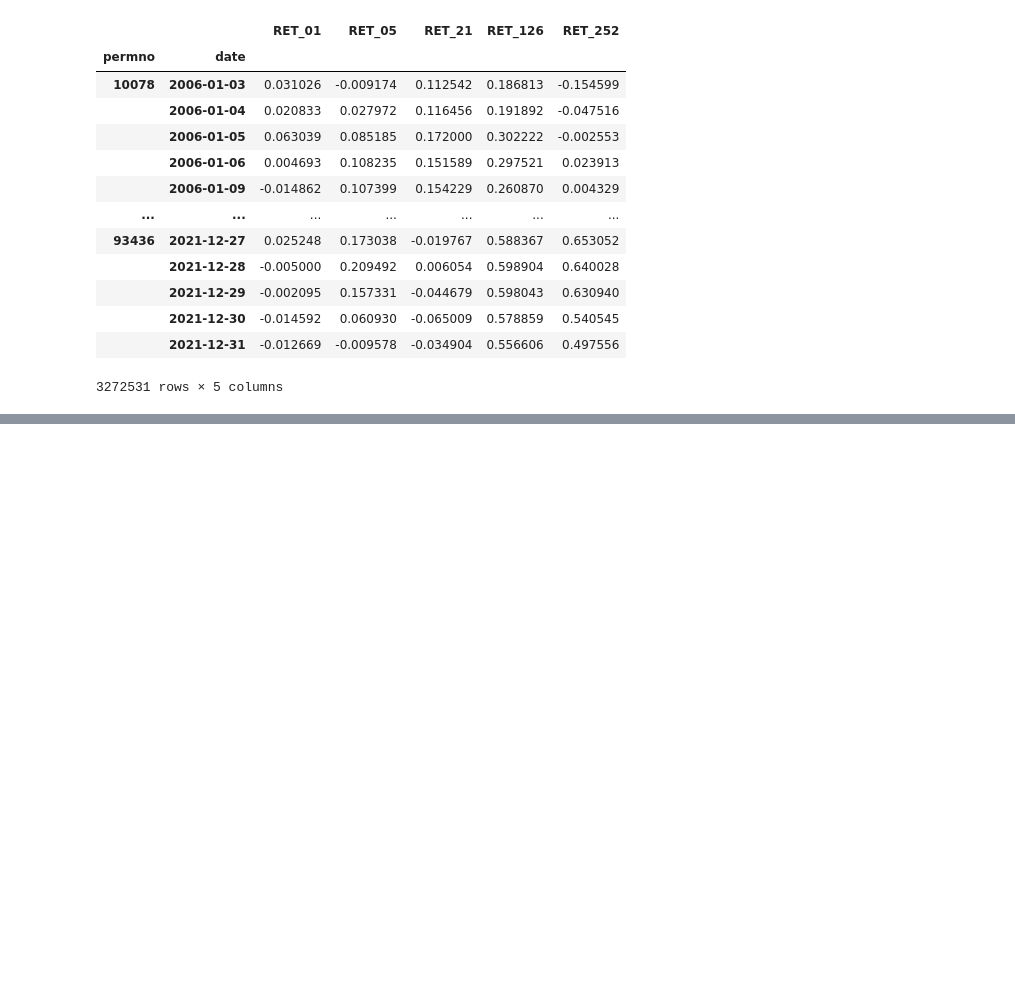
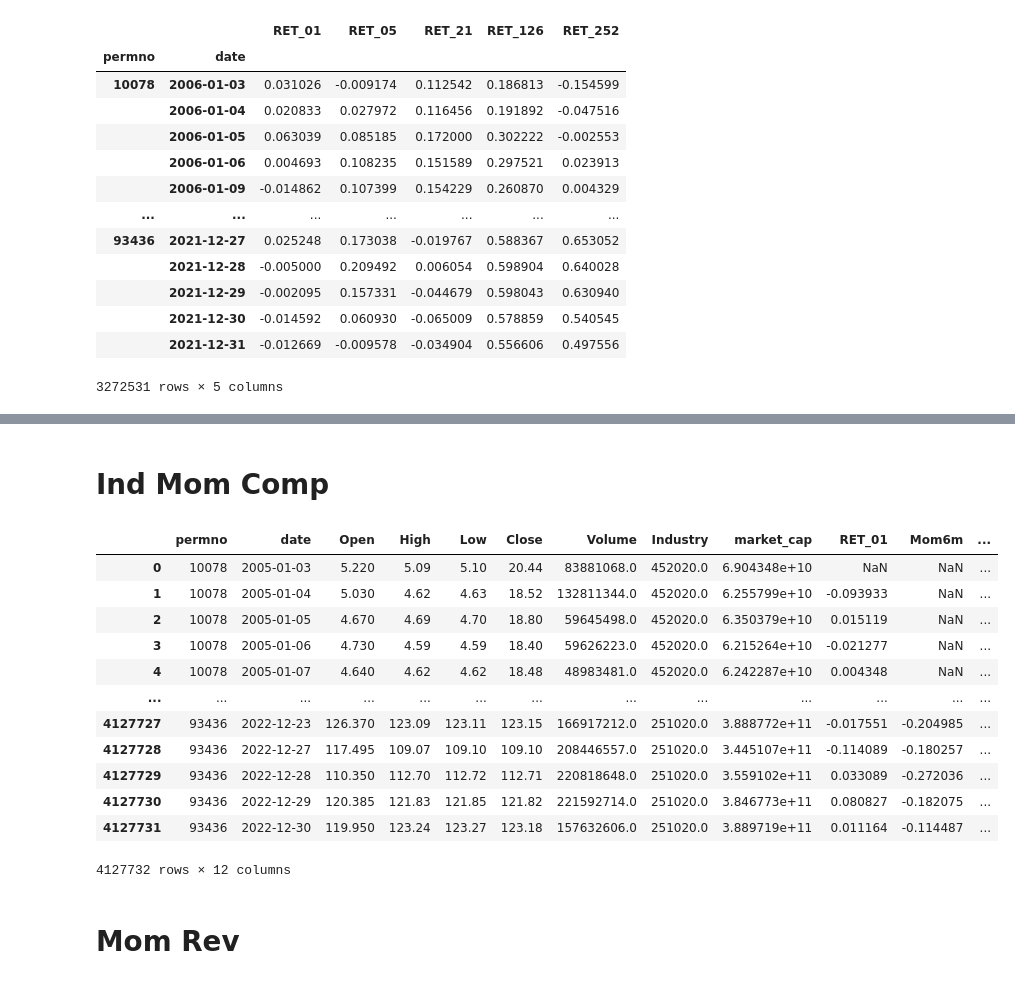
Before and after one commit to jfan1256/algofacto, a Jupyter notebook: sanity.ipynb, the cells around one changed output, grey strips where cells are left out. Cells and saved outputs as stored; diff of their text form; code cells hidden in the pictures; blank space fills up the shorter version.

```diff
--- a/sanity.ipynb
+++ b/sanity.ipynb
@@ -1638,0 +1894,37 @@ ret.ret_01
+# %% [markdown]
+# Ind Mom Comp
+# %%
+price_data = pd.read_parquet(get_load_data_parquet_dir() / 'data_price.parquet.brotli')
+crsp = pd.read_parquet(get_load_data_parquet_dir() / 'data_crsp.parquet.brotli', columns=['market_cap'])
+ind_data = pd.read_parquet(get_load_data_parquet_dir() / 'data_ind.parquet.brotli')
+combine = pd.concat([price_data, ind_data, crsp], axis=1)
+
+
+T = [1]
+ret = create_return(combine, windows=T)
+ret['Mom6m'] = ret.groupby('permno').apply(
+    lambda group: (1 + group['RET_01'].shift(1)) * (1 + group['RET_01'].shift(2)) * \
+                  (1 + group['RET_01'].shift(3)) * (1 + group['RET_01'].shift(4)) * \
+                  (1 + group['RET_01'].shift(5)) - 1).reset_index(level=0, drop=True)
+# %%
+ret = ret.reset_index()
+# %%
+ret['ind_mom_comp'] = ret.groupby(['Industry', 'date'])['Mom6m'].transform('sum')
+# %%
+ret
+# %% [output]
+|  | permno | date | Open | High | Low | Close | Volume | Industry | market_cap | RET_01 | Mom6m | ... |
+| 0 | 10078 | 2005-01-03 | 5.220 | 5.09 | 5.10 | 20.44 | 83881068.0 | 452020.0 | 6.904348e+10 | NaN | NaN | ... |
+| 1 | 10078 | 2005-01-04 | 5.030 | 4.62 | 4.63 | 18.52 | 132811344.0 | 452020.0 | 6.255799e+10 | -0.093933 | NaN | ... |
+| 2 | 10078 | 2005-01-05 | 4.670 | 4.69 | 4.70 | 18.80 | 59645498.0 | 452020.0 | 6.350379e+10 | 0.015119 | NaN | ... |
+| 3 | 10078 | 2005-01-06 | 4.730 | 4.59 | 4.59 | 18.40 | 59626223.0 | 452020.0 | 6.215264e+10 | -0.021277 | NaN | ... |
+| 4 | 10078 | 2005-01-07 | 4.640 | 4.62 | 4.62 | 18.48 | 48983481.0 | 452020.0 | 6.242287e+10 | 0.004348 | NaN | ... |
+| ... | ... | ... | ... | ... | ... | ... | ... | ... | ... | ... | ... | ... |
+| 4127727 | 93436 | 2022-12-23 | 126.370 | 123.09 | 123.11 | 123.15 | 166917212.0 | 251020.0 | 3.888772e+11 | -0.017551 | -0.204985 | ... |
+| 4127728 | 93436 | 2022-12-27 | 117.495 | 109.07 | 109.10 | 109.10 | 208446557.0 | 251020.0 | 3.445107e+11 | -0.114089 | -0.180257 | ... |
+| 4127729 | 93436 | 2022-12-28 | 110.350 | 112.70 | 112.72 | 112.71 | 220818648.0 | 251020.0 | 3.559102e+11 | 0.033089 | -0.272036 | ... |
+| 4127730 | 93436 | 2022-12-29 | 120.385 | 121.83 | 121.85 | 121.82 | 221592714.0 | 251020.0 | 3.846773e+11 | 0.080827 | -0.182075 | ... |
+| 4127731 | 93436 | 2022-12-30 | 119.950 | 123.24 | 123.27 | 123.18 | 157632606.0 | 251020.0 | 3.889719e+11 | 0.011164 | -0.114487 | ... |
+4127732 rows × 12 columns
+# %% [markdown]
+# Mom Rev
```
Also changed, not shown: parts of 40 cells of this notebook, 48 other files.
